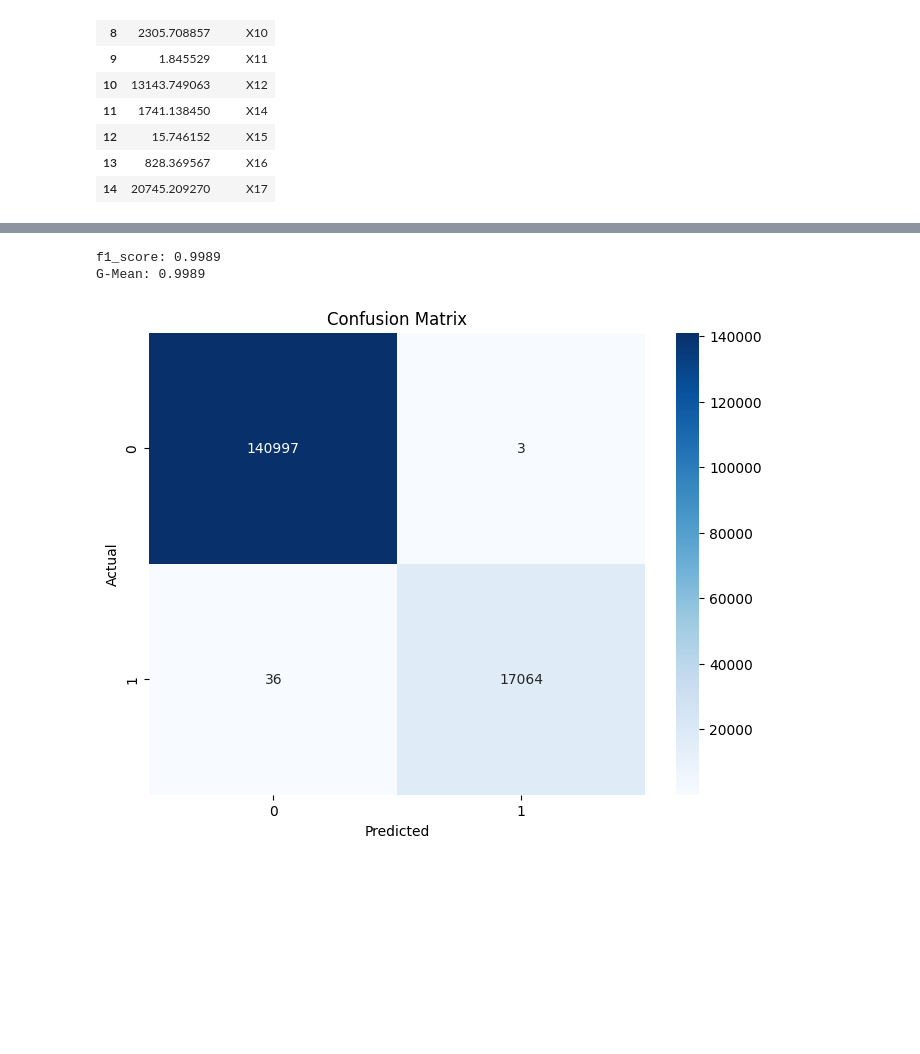
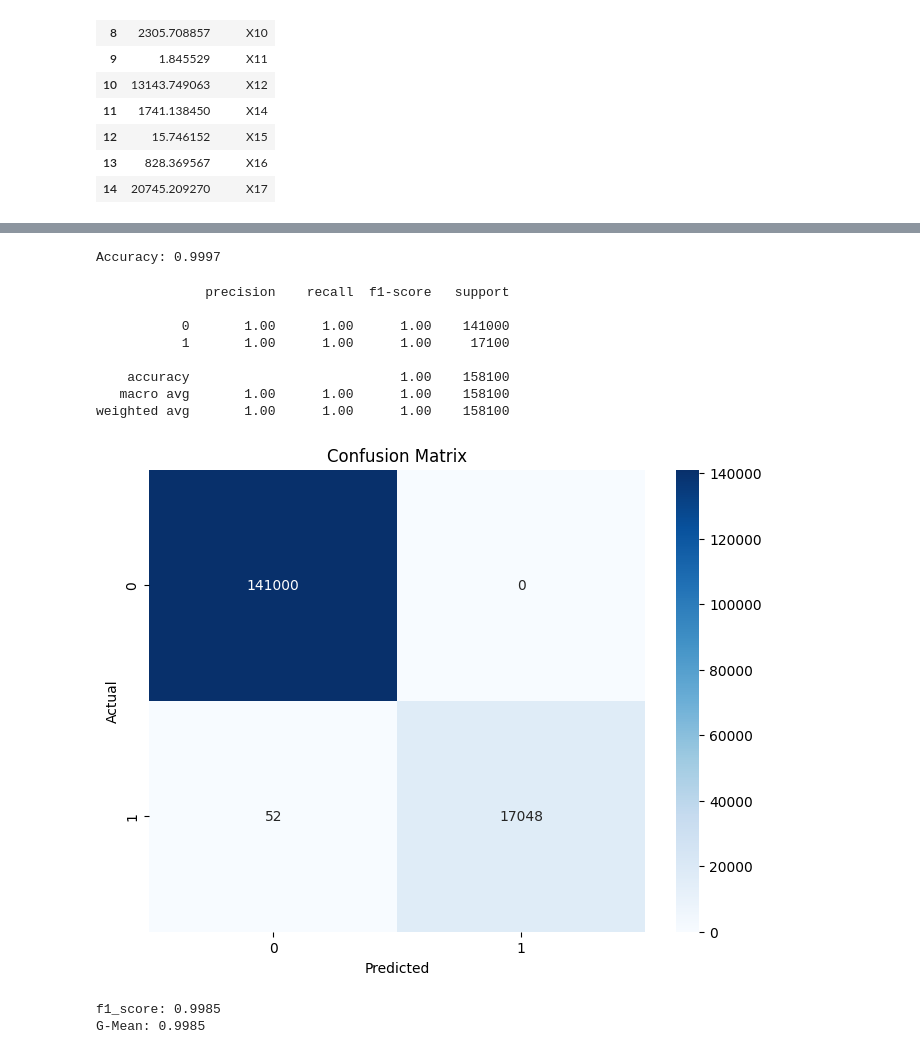
Before and after one commit to AhyeongJ/LS_Project1, a Jupyter notebook: project1.ipynb, the cells around one changed output, grey strips where cells are left out. Cells and saved outputs as stored; diff of their text form; code cells hidden in the pictures; blank space fills up the shorter version.

```diff
--- a/project1.ipynb
+++ b/project1.ipynb
@@ -322,32 +258,51 @@ G-Mean: 0.994
+# %%
+from sklearn.ensemble import RandomForestClassifier
+from sklearn.metrics import accuracy_score, classification_report, confusion_matrix
+# 랜덤포레스트 분류 모델 생성
+rf_model = RandomForestClassifier(random_state=4)
+rf_model.fit(X_train, y_train)
+
+# 테스트 데이터에 대한 예측
+y_pred_rf = rf_model.predict(X_test)
+
+# 모델 평가
+accuracy = accuracy_score(y_test, y_pred_rf)
+print(f"Accuracy: {accuracy:.4f}")
+# %% [output]
+Accuracy: 0.9997
 # %%
-from sklearn.ensemble import RandomForestClassifier
-
-# 모델 훈련
-rf_model = RandomForestClassifier(random_state=4)
-rf_model.fit(X_resampled, y_resampled)
-
-# 예측 및 평가
-y_pred_rf = rf_model.predict(X_test)
-
-#f1_score
-from sklearn.metrics import f1_score
-f1 = f1_score(y_test, y_pred_rf)
-print(f"f1_score: {round(f1,4)}")
-
-# G-Mean
-from imblearn.metrics import geometric_mean_score
-g_mean = geometric_mean_score(y_test, y_pred_rf) # 예측값, 실제값
-print(f"G-Mean: {round(g_mean,4)}")
-
-# 혼동 행렬 시각화
+print(classification_report(y_test, y_pred_rf))
 cm = confusion_matrix(y_test, y_pred_rf)
 plt.figure(figsize=(8, 6))
 sns.heatmap(cm, annot=True, fmt='d', cmap='Blues')
 plt.title('Confusion Matrix')
 plt.ylabel('Actual')
 plt.xlabel('Predicted')
 plt.show()
 # %% [output]
-f1_score: 0.9989
-G-Mean: 0.9989
+              precision    recall  f1-score   support
+
+           0       1.00      1.00      1.00    141000
+           1       1.00      1.00      1.00     17100
+
+    accuracy                           1.00    158100
+   macro avg       1.00      1.00      1.00    158100
+weighted avg       1.00      1.00      1.00    158100
-[figure, old version]
+[figure, new version]
+# %%
+#f1_score
+from sklearn.metrics import f1_score
+
+# 데이터 스플릿으로 y_valid와 모델 예측으로 y_pred를 구한 후 실행
+# y_pred만 모델에 맞게 수정
+f1 = f1_score(y_test, y_pred_rf)
+print(f"f1_score: {round(f1,4)}")
+
+# G-Mean
+# y_pred만 모델에 맞게 수정
+from imblearn.metrics import geometric_mean_score
+g_mean = geometric_mean_score(y_test, y_pred_rf) # 예측값, 실제값
+print(f"G-Mean: {round(g_mean,4)}")
+# %% [output]
+f1_score: 0.9985
+G-Mean: 0.9985
```
Also changed, not shown: parts of 22 cells of this notebook.
